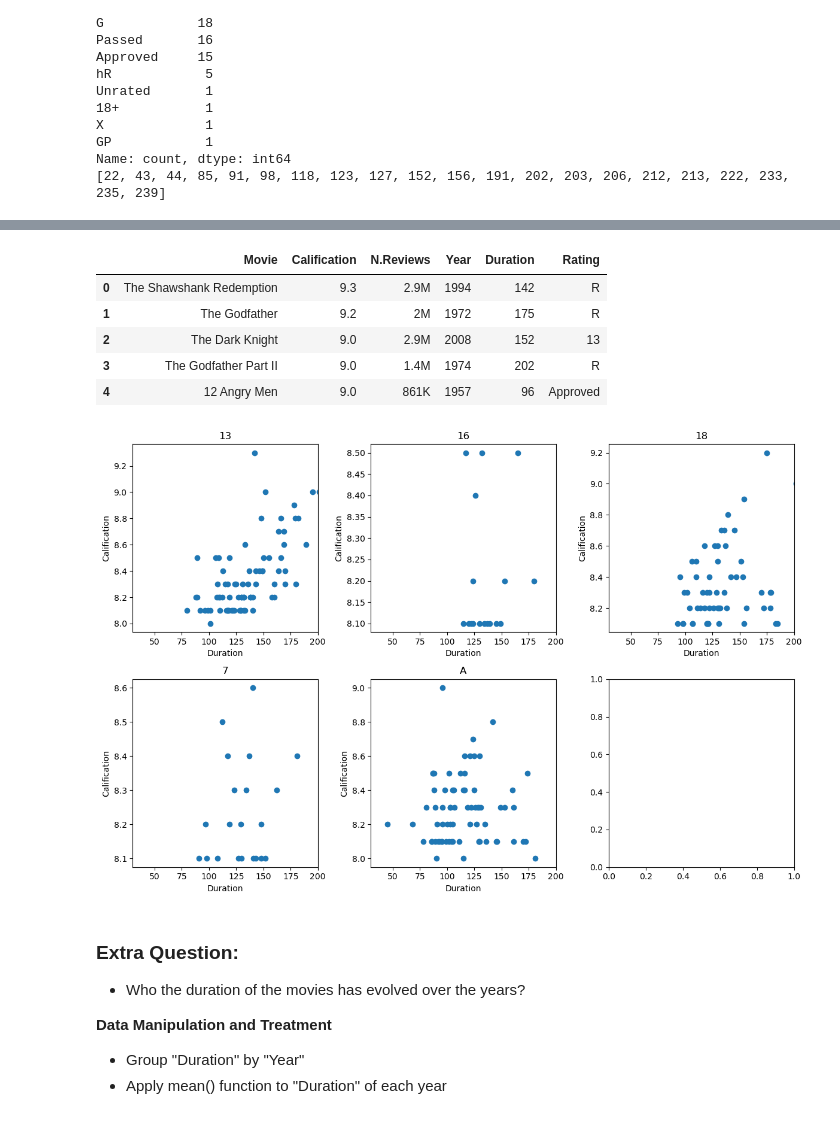
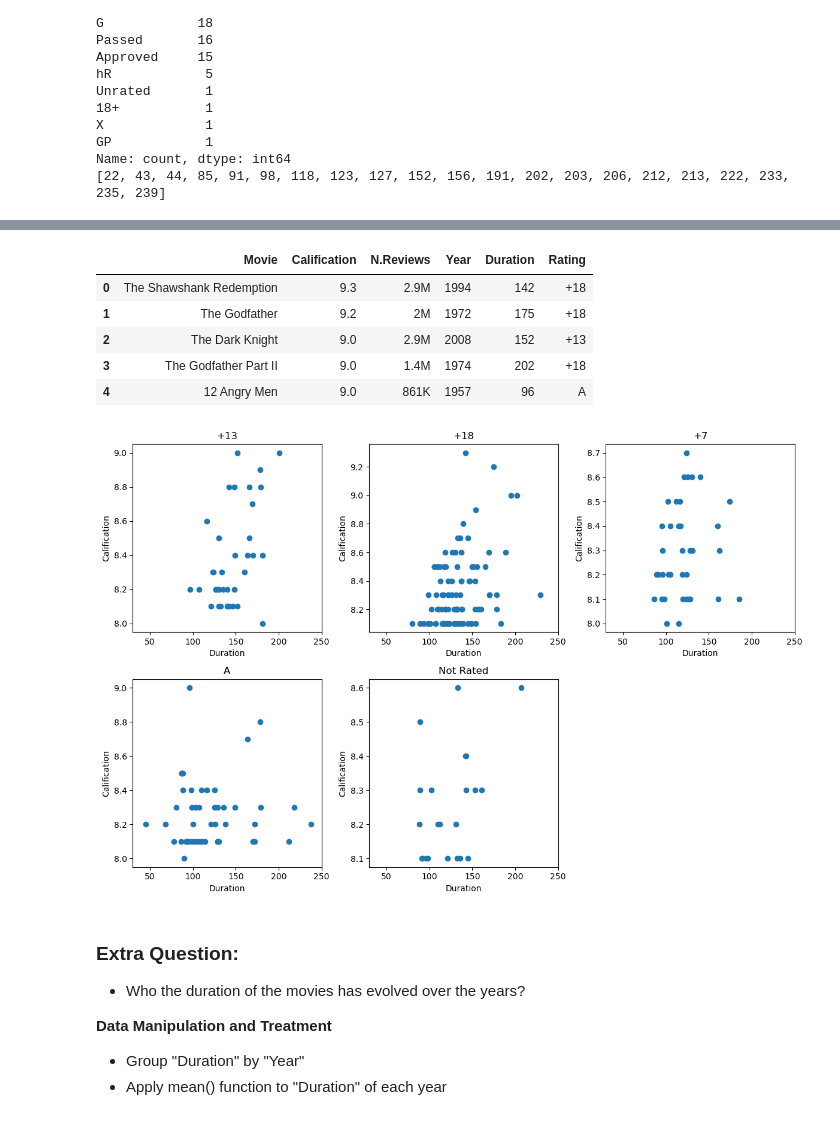
Before and after one commit to LauMarMar17/HMDA_Programming4DS, a Jupyter notebook: Data_visualization/data_visualization.ipynb, the cells around one changed output, grey strips where cells are left out. Cells and saved outputs as stored; diff of their text form; code cells hidden in the pictures.

Commit message:
<mod> fix axes and first plot

```diff
--- a/Data_visualization/data_visualization.ipynb
+++ b/Data_visualization/data_visualization.ipynb
@@ -81,17 +81,22 @@ Name: count, dtype: int64
 [22, 43, 44, 85, 91, 98, 118, 123, 127, 152, 156, 191, 202, 203, 206, 212, 213, 222, 233, 235, 239]
 # %%
 # Unifiying the rating system
-df_top25.loc[203, 'Rating'] = '18'
-df_top25.loc[206, 'Rating'] = '13'
-df_top25.loc[227, 'Rating'] = '13'
-df_top25.loc[235, 'Rating'] = '13'
-df_top25['Rating'] = df_top25['Rating'].replace('A/i', 'A')
-df_top25['Rating'] = df_top25['Rating'].replace('7/i', '7')
-df_top25['Rating'] = df_top25['Rating'].replace('PG', '7')
-df_top25['Rating'] = df_top25['Rating'].replace('T', '13')
-df_top25['Rating'] = df_top25['Rating'].replace('14', '16')
-df_top25['Rating'] = df_top25['Rating'].replace('12', '13')
-df_top25['Rating'] = df_top25['Rating'].replace('PG-13', '13')
-df_top25['Rating'] = df_top25['Rating'].replace('Apta para mayores', '18')
-df_top25['Rating'] = df_top25['Rating'].replace('(Banned)', '18')
-df_top25['Rating'] = df_top25['Rating'].replace('Passed', '18')
+
+df_top25['Rating'] = df_top25['Rating'].replace('R', '+18')
+df_top25['Rating'] = df_top25['Rating'].replace('18+', '+18')
+df_top25['Rating'] = df_top25['Rating'].replace('X', '+18')
+
+df_top25['Rating'] = df_top25['Rating'].replace('7/i', '+7')
+df_top25['Rating'] = df_top25['Rating'].replace('PG', '+7')
+df_top25['Rating'] = df_top25['Rating'].replace('GP', '+7')
+
+df_top25['Rating'] = df_top25['Rating'].replace('PG-13', '+13')
+df_top25['Rating'] = df_top25['Rating'].replace('12', '+13')
+df_top25['Rating'] = df_top25['Rating'].replace('PG-13', '+13')
+
+df_top25['Rating'] = df_top25['Rating'].replace('G', 'A')
+df_top25['Rating'] = df_top25['Rating'].replace('Approved', 'A')
+df_top25['Rating'] = df_top25['Rating'].replace('Passed', 'A')
+
+df_top25['Rating'] = df_top25['Rating'].replace('Unrated', 'Not Rated')
+df_top25['Rating'] = df_top25['Rating'].replace('hR', 'Not Rated')
@@ -99,40 +118,44 @@ df_top25['Rating'] = df_top25['Rating'].replace('Passed', '18')
 df_top25.head()
 # %% [output]
 |  | Movie | Calification | N.Reviews | Year | Duration | Rating |
-| 0 | The Shawshank Redemption | 9.3 | 2.9M | 1994 | 142 | R |
-| 1 | The Godfather | 9.2 | 2M | 1972 | 175 | R |
-| 2 | The Dark Knight | 9.0 | 2.9M | 2008 | 152 | 13 |
-| 3 | The Godfather Part II | 9.0 | 1.4M | 1974 | 202 | R |
-| 4 | 12 Angry Men | 9.0 | 861K | 1957 | 96 | Approved |
+| 0 | The Shawshank Redemption | 9.3 | 2.9M | 1994 | 142 | +18 |
+| 1 | The Godfather | 9.2 | 2M | 1972 | 175 | +18 |
+| 2 | The Dark Knight | 9.0 | 2.9M | 2008 | 152 | +13 |
+| 3 | The Godfather Part II | 9.0 | 1.4M | 1974 | 202 | +18 |
+| 4 | 12 Angry Men | 9.0 | 861K | 1957 | 96 | A |
 # %%
 # Save CSV
 df_top25.to_csv('../Outputs/top_250_cleaned.csv', index=False)
 # %%
 # Obtain every rating class
 rating_cat = df_top25['Rating'].unique()
-
 
 n_rows = 2
 n_cols = (len(rating_cat) + 1) // n_rows
 fig, axs = plt.subplots(n_rows, n_cols, figsize=(12, 8))
 
 for i, (rating, rating_data) in enumerate(df_top25.groupby('Rating')): # Group by rating
     row = i // n_cols
     col = i % n_cols
 
     ax = axs[row, col] if n_rows > 1 else axs[col]
     ax.scatter(rating_data['Duration'], rating_data['Calification'])
 
     ax.set_title(rating)
     ax.set_xlabel('Duration')
     ax.set_ylabel('Calification')
 
-    ax.set_xlim(30, 200)
+    ax.set_xlim(30, 250)
+
+    # Aquí desactivamos la cuadrícula
+    ax.grid(False)
+
+axs.flat[-1].axis('off')
 
 plt.tight_layout()
 plt.show()
 # %% [output]
-[figure, old version]
+[figure, new version]
 # %% [markdown]
 ### __Extra Question:__
 * Who the duration of the movies has evolved over the years?
```
Also changed, not shown: parts of 2 cells of this notebook.
